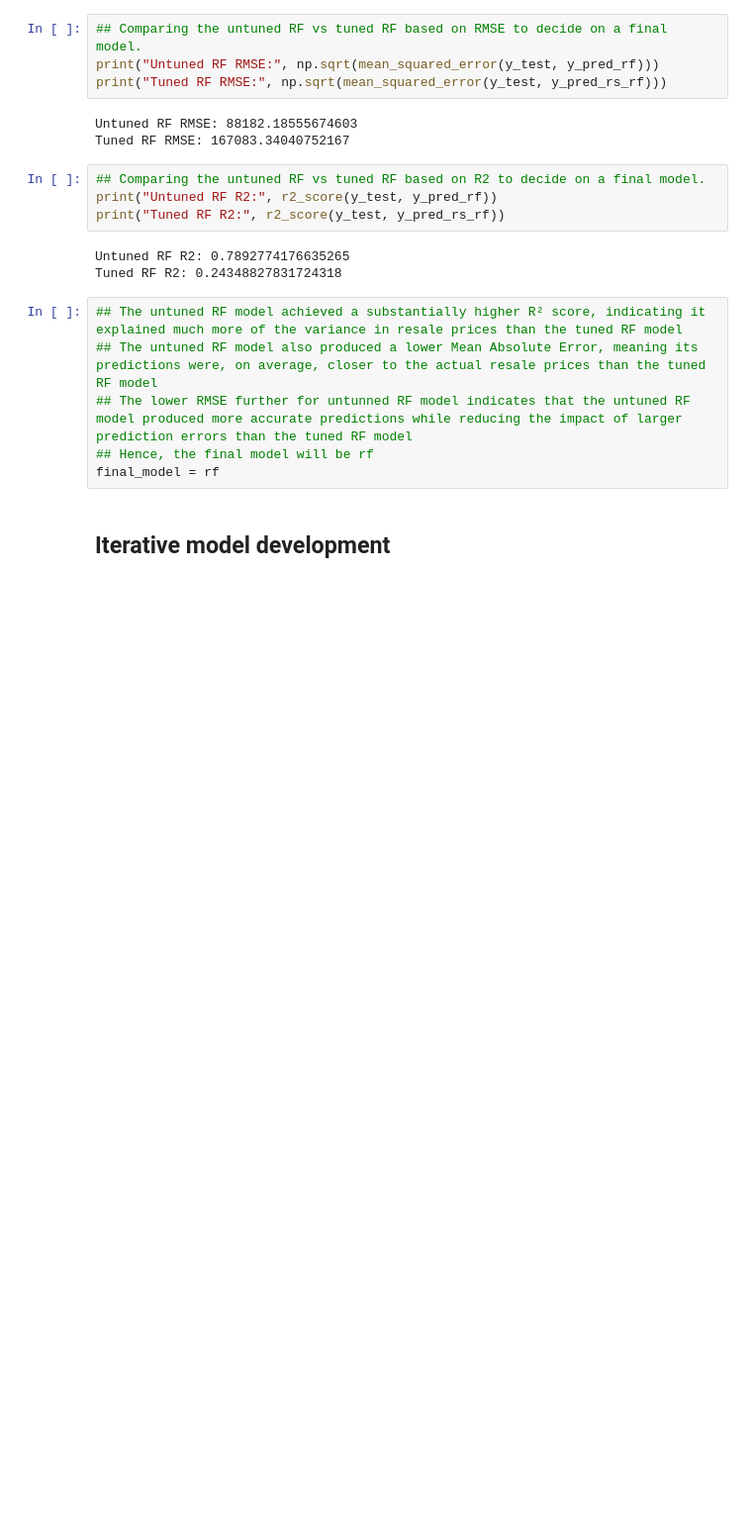
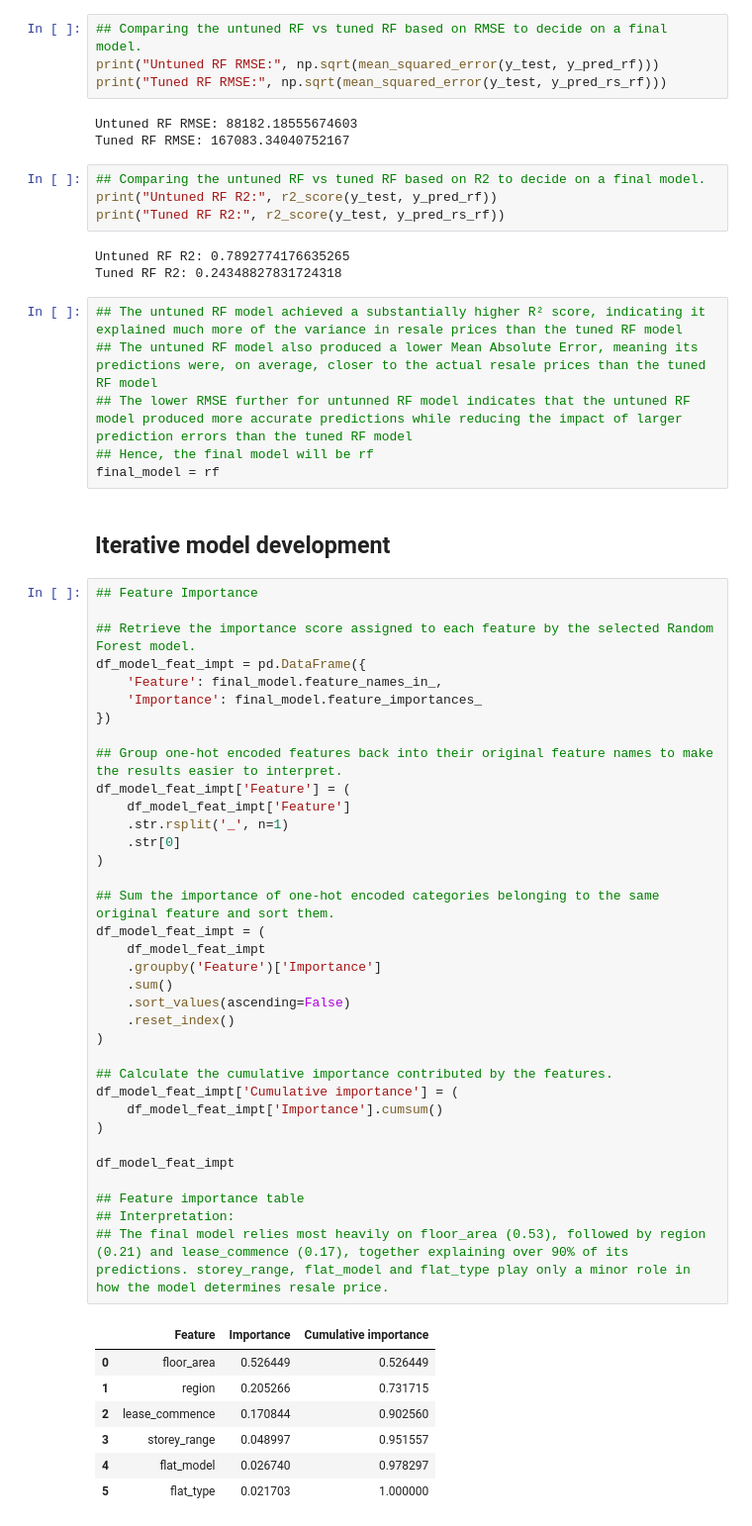
Before and after one commit to DTSLIME/HDB_Resale_Price_Regression_App, a Jupyter notebook: MLDP Program Codes Submission Template.ipynb, the cells around one changed output. Shown at 99% size. Saved outputs shown, nothing was run; the diff lists cells and outputs as text; blank space fills up the shorter version.

```diff
--- a/MLDP Program Codes Submission Template.ipynb
+++ b/MLDP Program Codes Submission Template.ipynb
@@ -551,3 +551,46 @@ Tuned RF R2: 0.24348827831724318
 final_model = rf
 # %% [markdown]
 ## Iterative model development
+# %%
+## Feature Importance
+
+## Retrieve the importance score assigned to each feature by the selected Random Forest model.
+df_model_feat_impt = pd.DataFrame({
+    'Feature': final_model.feature_names_in_,
+    'Importance': final_model.feature_importances_
+})
+
+## Group one-hot encoded features back into their original feature names to make the results easier to interpret.
+df_model_feat_impt['Feature'] = (
+    df_model_feat_impt['Feature']
+    .str.rsplit('_', n=1)
+    .str[0]
+)
+
+## Sum the importance of one-hot encoded categories belonging to the same original feature and sort them.
+df_model_feat_impt = (
+    df_model_feat_impt
+    .groupby('Feature')['Importance']
+    .sum()
+    .sort_values(ascending=False)
+    .reset_index()
+)
+
+## Calculate the cumulative importance contributed by the features.
+df_model_feat_impt['Cumulative importance'] = (
+    df_model_feat_impt['Importance'].cumsum()
+)
+
+df_model_feat_impt
+
+## Feature importance table
+## Interpretation:
+## The final model relies most heavily on floor_area (0.53), followed by region (0.21) and lease_commence (0.17), together explaining over 90% of its predictions. storey_range, flat_model and flat_type play only a minor role in how the model determines resale price.
+# %% [output]
+|  | Feature | Importance | Cumulative importance |
+| 0 | floor_area | 0.526449 | 0.526449 |
+| 1 | region | 0.205266 | 0.731715 |
+| 2 | lease_commence | 0.170844 | 0.902560 |
+| 3 | storey_range | 0.048997 | 0.951557 |
+| 4 | flat_model | 0.026740 | 0.978297 |
+| 5 | flat_type | 0.021703 | 1.000000 |
```
Also changed, not shown: parts of 3 cells of this notebook.
